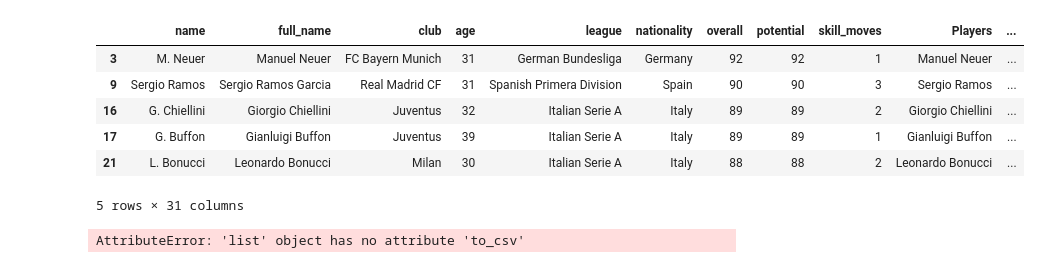
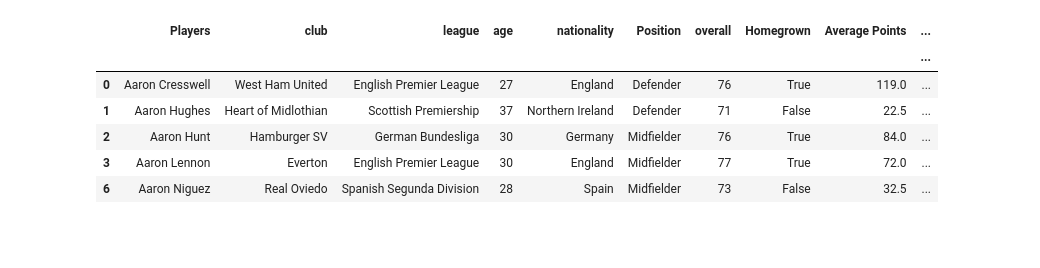
Before and after one commit to markkennedy3/Fifa-vs-Real-Life, a Jupyter notebook: notebooks/prep/420_prep_RQ3_Dataframe.ipynb, the cells around one changed output. Saved outputs shown, nothing was run; the diff lists cells and outputs as text; code cells hidden in the pictures; blank space fills up the shorter version.

```diff
--- a/notebooks/prep/420_prep_RQ3_Dataframe.ipynb
+++ b/notebooks/prep/420_prep_RQ3_Dataframe.ipynb
@@ -240,10 +197,49 @@ J17_18['Homegrown'] = (J17_18['nationality'] =='England') & (J17_18['league'] ==
+# %%
+joined2['count1'] = 0
+joined2.loc[joined2['16/17']['Apps']>0.5, 'count1'] = 1
+joined2['count2'] = 0
+joined2.loc[joined2['15/16']['Apps']>0.5, 'count2'] = 1
+joined2['count3'] = 0
+joined2.loc[joined2['14/15']['Apps']>0.5, 'count3'] = 1
+joined2['count4'] = 0
+joined2.loc[joined2['13/14']['Apps']>0.5, 'count4'] = 1
+joined2['count5'] = 0
+joined2.loc[joined2['12/13']['Apps']>0.5, 'count5'] = 1
+
+joined2['Seasons Played'] = joined2['count1'] + joined2['count2'] + joined2['count3'] + joined2['count4'] + joined2['count5']
+
+joined2 = joined2[joined2['Seasons Played']>1]
+
+OverallAssists = joined2['16/17']['A'] +joined2['14/15']['A']+joined2['15/16']['A']+joined2['13/14']['A']+joined2['12/13']['A']+joined2['17/18']['A']
+joined2['Average Assists'] = OverallAssists/joined2['Seasons Played']
+
+OverallGoals = joined2['16/17']['Goals'] +joined2['14/15']['Goals']+joined2['15/16']['Goals']+joined2['13/14']['Goals']+joined2['12/13']['Goals']+joined2['17/18']['Goals']
+joined2['Average Goals'] = OverallGoals/joined2['Seasons Played']
+
+OverallYellow = joined2['16/17']['Yellow'] +joined2['14/15']['Yellow']+joined2['15/16']['Yellow']+joined2['13/14']['Yellow']+joined2['12/13']['Yellow']+joined2['17/18']['Yellow']
+joined2['Average Yellow'] = OverallYellow/joined2['Seasons Played']
+
+OverallPoints = joined2['16/17']['Points'] +joined2['14/15']['Points']+joined2['15/16']['Points']+joined2['13/14']['Points']+joined2['12/13']['Points']+joined2['17/18']['Points']
+joined2['Average Points'] = OverallPoints/joined2['Seasons Played']
+
+OverallRed = joined2['16/17']['Red'] +joined2['14/15']['Red']+joined2['15/16']['Red']+joined2['13/14']['Red']+joined2['12/13']['Red']+joined2['17/18']['Red']
+joined2['Average Red'] = OverallRed/joined2['Seasons Played']
+
+
+OverallGoals = joined2['16/17']['Goals'] +joined2['14/15']['Goals']+joined2['15/16']['Goals']+joined2['13/14']['Goals']+joined2['12/13']['Goals']+joined2['17/18']['Goals']
+joined2['Average Goals'] = OverallGoals/joined2['Seasons Played']
+
+OverallForm = joined2['16/17']['Form'] + joined2['15/16']['Form'] + joined2['14/15']['Form'] + joined2['13/14']['Form'] + joined2['12/13']['Form']
+joined2['Average Form'] = OverallForm/joined2['Seasons Played']
+# %%
+joined2 = joined2[['Players','club','league','age','nationality','Position','overall','Homegrown','Average Points','Average Form','Average Goals','Average Assists','Average Red','Average Yellow']]
 # %%
-J12_13[J12_13['Homegrown']].head(5)
+joined2.head(5)
 # %% [output]
-|  | name | full_name | club | age | league | nationality | overall | potential | skill_moves | Players | ... |
-| 3 | M. Neuer | Manuel Neuer | FC Bayern Munich | 31 | German Bundesliga | Germany | 92 | 92 | 1 | Manuel Neuer | ... |
-| 9 | Sergio Ramos | Sergio Ramos Garcia | Real Madrid CF | 31 | Spanish Primera Division | Spain | 90 | 90 | 3 | Sergio Ramos | ... |
-| 16 | G. Chiellini | Giorgio Chiellini | Juventus | 32 | Italian Serie A | Italy | 89 | 89 | 2 | Giorgio Chiellini | ... |
-| 17 | G. Buffon | Gianluigi Buffon | Juventus | 39 | Italian Serie A | Italy | 89 | 89 | 1 | Gianluigi Buffon | ... |
-| 21 | L. Bonucci | Leonardo Bonucci | Milan | 30 | Italian Serie A | Italy | 88 | 88 | 2 | Leonardo Bonucci | ... |
+|  | Players | club | league | age | nationality | Position | overall | Homegrown | Average Points | ... |
+|  |  |  |  |  |  |  |  |  |  | ... |
+| 0 | Aaron Cresswell | West Ham United | English Premier League | 27 | England | Defender | 76 | True | 119.0 | ... |
+| 1 | Aaron Hughes | Heart of Midlothian | Scottish Premiership | 37 | Northern Ireland | Defender | 71 | False | 22.5 | ... |
+| 2 | Aaron Hunt | Hamburger SV | German Bundesliga | 30 | Germany | Midfielder | 76 | True | 84.0 | ... |
+| 3 | Aaron Lennon | Everton | English Premier League | 30 | England | Midfielder | 77 | True | 72.0 | ... |
+| 6 | Aaron Niguez | Real Oviedo | Spanish Segunda Division | 28 | Spain | Midfielder | 73 | False | 32.5 | ... |
-5 rows × 31 columns
@@ -253,4 +246,2 @@ test = ['age','league','Position','overall','potential','Homegrown','skill_moves
 # %%
-RQ3_2.to_csv('../../data/analysis/RQ3-2.csv')
+joined2.to_csv('../../data/analysis/RQ3-2.csv')
-# %% [output]
-AttributeError: 'list' object has no attribute 'to_csv'
```
Also changed, not shown: parts of 27 cells of this notebook.
